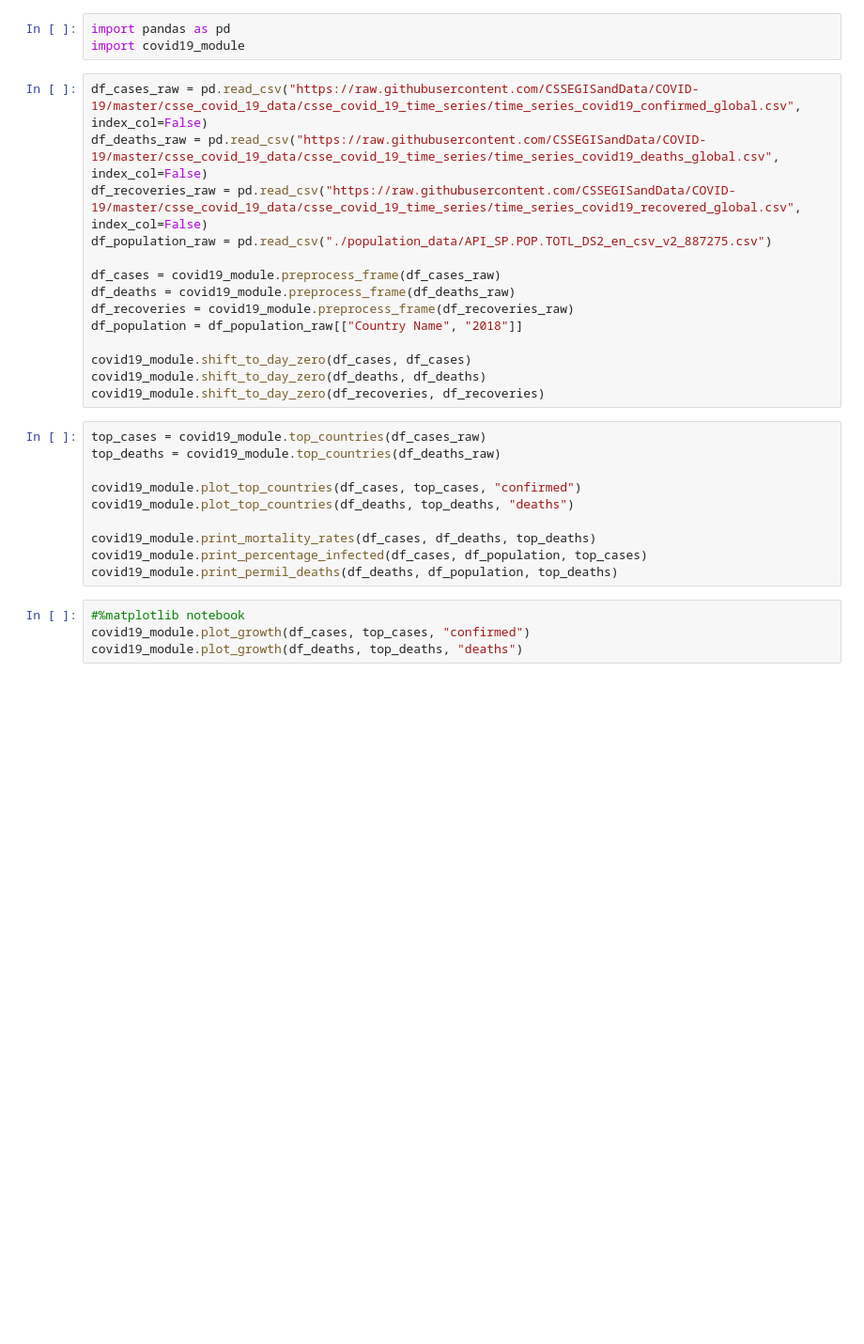
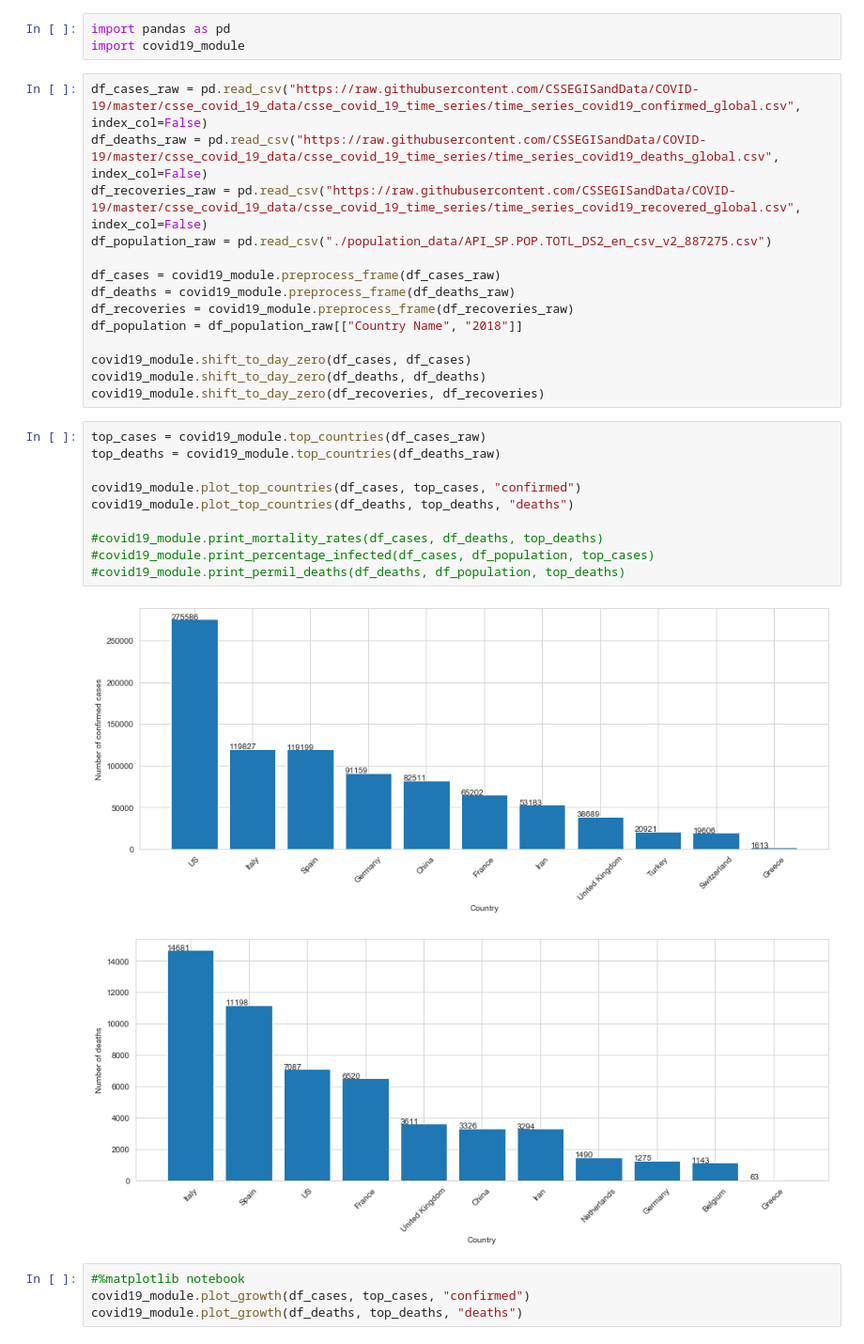
Before and after one commit to MenelaosT/covid-20, a Jupyter notebook: sandbox.ipynb, the cells around one changed output. Shown at 94% size. Drawn from its saved outputs; the diff is of its cells as text; blank space fills up the shorter version.

```diff
--- a/sandbox.ipynb
+++ b/sandbox.ipynb
@@ -18,13 +18,16 @@ covid19_module.shift_to_day_zero(df_recoveries, df_recoveries)
 # %%
 top_cases = covid19_module.top_countries(df_cases_raw)
 top_deaths = covid19_module.top_countries(df_deaths_raw)
 
 covid19_module.plot_top_countries(df_cases, top_cases, "confirmed")
 covid19_module.plot_top_countries(df_deaths, top_deaths, "deaths")
 
-covid19_module.print_mortality_rates(df_cases, df_deaths, top_deaths)
-covid19_module.print_percentage_infected(df_cases, df_population, top_cases)
-covid19_module.print_permil_deaths(df_deaths, df_population, top_deaths)
+#covid19_module.print_mortality_rates(df_cases, df_deaths, top_deaths)
+#covid19_module.print_percentage_infected(df_cases, df_population, top_cases)
+#covid19_module.print_permil_deaths(df_deaths, df_population, top_deaths)
+# %% [output]
+[figure, added]
+[figure, added]
 # %%
 #%matplotlib notebook
 covid19_module.plot_growth(df_cases, top_cases, "confirmed")
```
Also changed, not shown: parts of 9 cells of this notebook, 1 other file.
